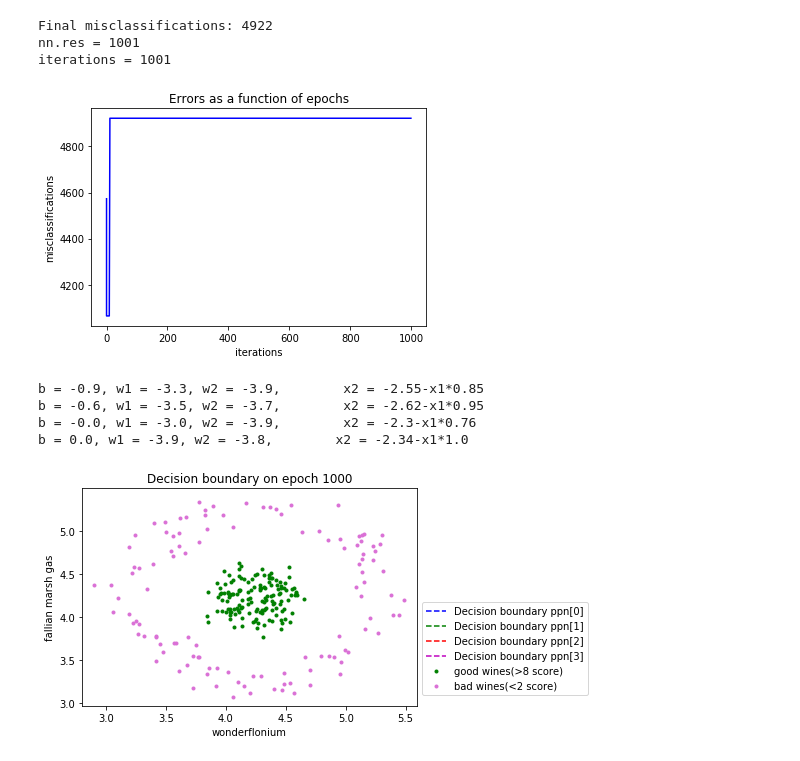
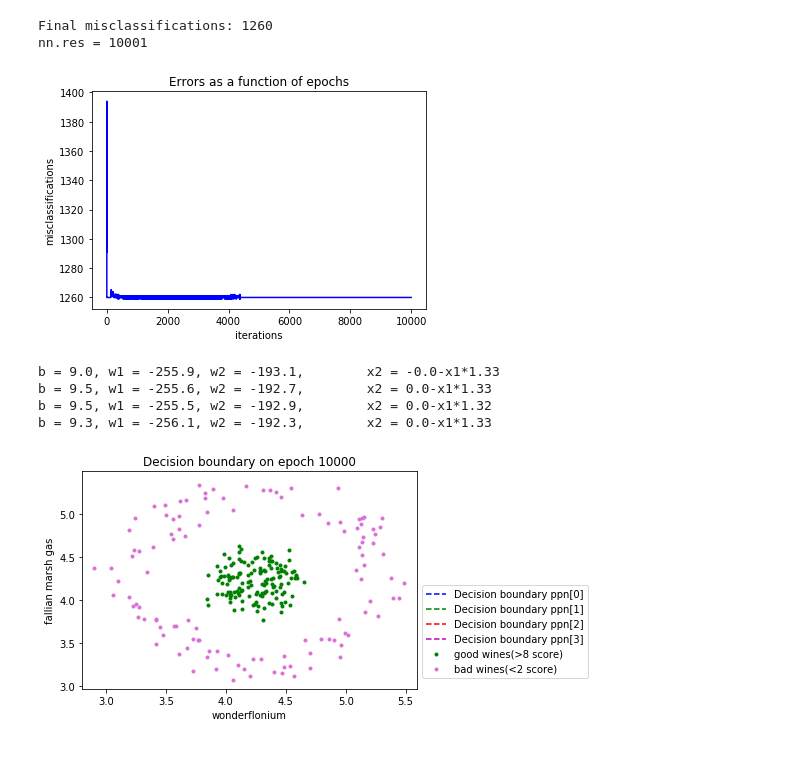
Before and after one commit to tsergien/sommelier, a Jupyter notebook: perceptron.ipynb, the cells around one changed output. Saved outputs shown, nothing was run; the diff lists cells and outputs as text; code cells hidden in the pictures.

```diff
--- a/perceptron.ipynb
+++ b/perceptron.ipynb
@@ -117,7 +116,7 @@ class Perceptron(object):
         return
 
     def predict(self, x):
-        return dot(self.w, x) + self.bias
+        return int(dot(self.w, x) + self.bias >= self.threshold)
 
 
 def plot_cost(performance, epoch, ax):
@@ -180,30 +179,4 @@ def plot_performance(performance, wine_data, good_thresh, bad_thresh, factors: l
     x2 = {round((good_thresh - b)/w2,2)}-x1*{round(w1/w2,2)}')
     plt.show()
     return
-
-def prepare_data_and_train(wine_data: pd.DataFrame, learning_rate, \
-                           factors: list, wines_threshs: list, epochs: int):
-    perceptron = Perceptron(wines_threshs[1], learning_rate, epochs)
-    part = wine_data[(wine_data.quality <= wines_threshs[0]) | (wine_data.quality >= wines_threshs[1])]
-    part.index = range(len(part))
-    x = part[factors].values
-    d = (part['quality'] >= wines_threshs[1]).astype(int)
-    perceptron.train(x, d)
-    plot_performance(perceptron.res, part, wines_threshs[1], wines_threshs[0], factors, perceptron.res[-1][0])
-    return
-
-
-red_df = pd.read_csv("resources/winequality-red.csv", sep=";")
-# prepare_data_and_train(red_df, 0.1, ['alcohol', 'pH'], [3, 8], 0)
-
-# feature scaling
-red_df = feature_scaling(red_df)
-prepare_data_and_train(red_df, 0.1, ['alcohol', 'pH'], [3, 8], 0)
-
-# prepare_data_and_train(red_df, 0.1, ['chlorides', 'sulphates'], [3, 8], 10000)
-# prepare_data_and_train(red_df, 0.1, ['volatile acidity', 'alcohol'], [3, 8], 10000)
-# prepare_data_and_train(red_df, 0.01, ['density', 'volatile acidity'], [3, 8], 10000)
-# prepare_data_and_train(red_df, 0.1, ['density', 'volatile acidity'], [3, 8], 10000)
-# prepare_data_and_train(red_df, 0.1, ['alcohol', 'pH'], [4, 7], 15000)
-
-# V.2 end
+# V.2.end
@@ -568,8 +541,8 @@ class MLP(object):
         return
 
     def activation(self, x):
-#         return int(x >= 9)
-        return int((1 / (1 + exp(-x))) >= 0.5)
+        return int(x >= 9)
+#         return int((1 / (1 + exp(-x))) >= 0.5)
 #         return x
 
     def error(self, y: list, d: list) -> int:
@@ -594,42 +567,43 @@ class MLP(object):
         y = [int(random.random() > 0.5) for _ in range(len(x))]
         self.res.append([0, self.error(y, d), self.w, self.bias])
         for i in inf() if self.epochs == 0 else range(self.epochs):
             for row in range(len(x)):
                 y[row] = self.forward_propagation(x[row])
                 error = int(d[row] >= 9) - y[row]
                 for j in range(4):
                     self.w[j] += self.learning_rate * self.h[j] * error
                 for j in range(4):
                     self.w_hidden[j][0] += self.learning_rate * x[row][0] * error
                     self.w_hidden[j][1] += self.learning_rate * x[row][1] * error
                     self.bias_hidden[j] += self.learning_rate * error
                 self.bias += self.learning_rate * error
             self.res.append([i, self.error(y, d), self.w_hidden, self.bias_hidden])
             if self.epochs == 0 and self.res[-1][1] == 0:
                 break
         print(f'Final misclassifications: {self.res[-1][1]}')
         return
 
 
 def mlp(wine_data: pd.DataFrame, learning_rate, epochs):
     nn = MLP(9, learning_rate, epochs)
     factors =  [df.columns[0], df.columns[1]]
-    x = wine_data[factors].values
-    d = wine_data.quality
+    part = wine_data[(wine_data.quality <= 1) | (wine_data.quality >= 9)]
+    part.index = range(len(part))
+    x = part[factors].values.tolist()
+    d = part.quality
     nn.train(x, d)
     print(f'nn.res = {len(nn.res)}')
     plot_mlp(nn.res, wine_data, 9, 1, factors, epochs)
     return
 
 
-mlp(df, 0.0001, 1000)
+mlp(df, 0.01, 10000)
 # %% [output]
-Final misclassifications: 4922
-nn.res = 1001
-iterations = 1001
+Final misclassifications: 1260
+nn.res = 10001
-[figure, old version]
+[figure, new version]
-b = -0.9, w1 = -3.3, w2 = -3.9,        x2 = -2.55-x1*0.85
-b = -0.6, w1 = -3.5, w2 = -3.7,        x2 = -2.62-x1*0.95
-b = -0.0, w1 = -3.0, w2 = -3.9,        x2 = -2.3-x1*0.76
-b = 0.0, w1 = -3.9, w2 = -3.8,        x2 = -2.34-x1*1.0
+b = 9.0, w1 = -255.9, w2 = -193.1,        x2 = -0.0-x1*1.33
+b = 9.5, w1 = -255.6, w2 = -192.7,        x2 = 0.0-x1*1.33
+b = 9.5, w1 = -255.5, w2 = -192.9,        x2 = 0.0-x1*1.32
+b = 9.3, w1 = -256.1, w2 = -192.3,        x2 = 0.0-x1*1.33
-[figure, old version]
+[figure, new version]
```
Also changed, not shown: parts of 12 cells of this notebook.
